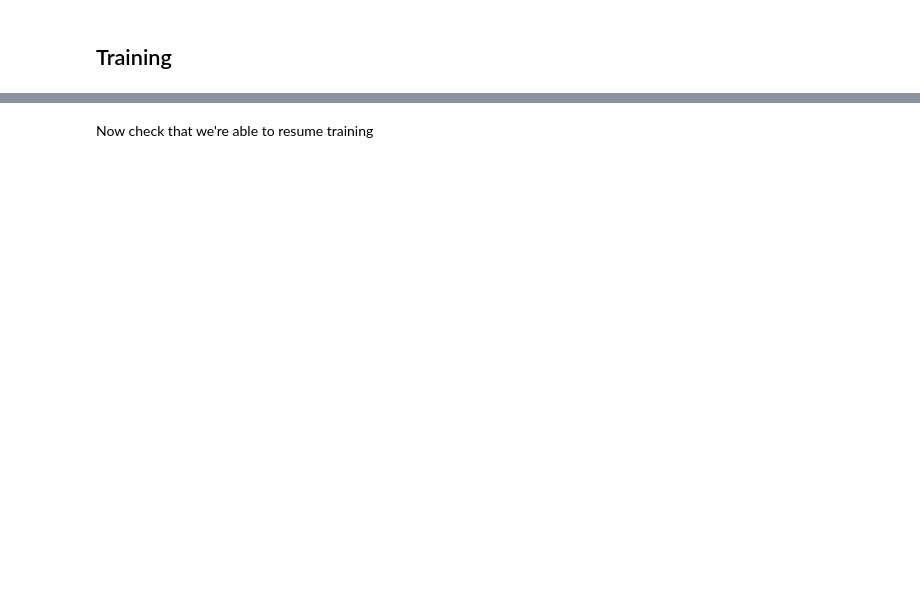
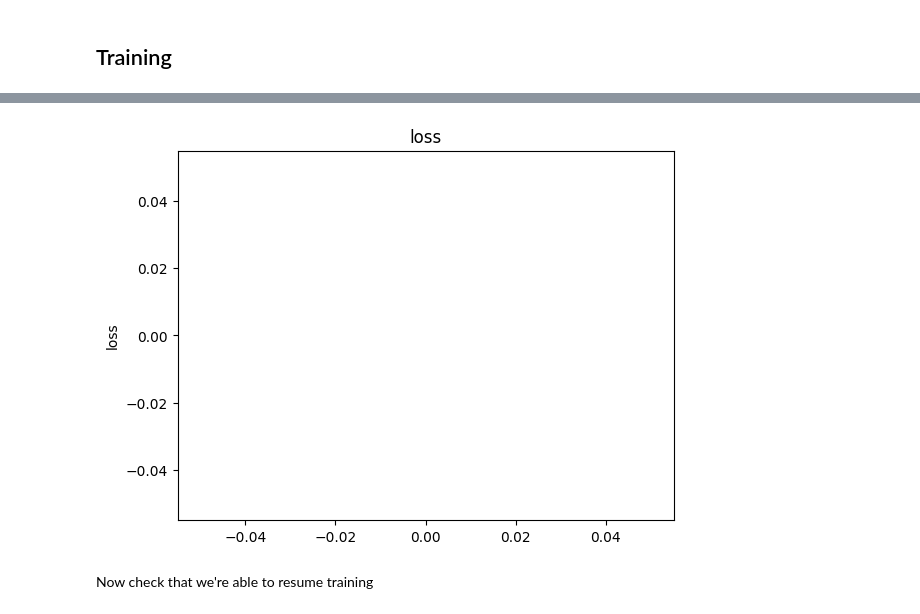
Before and after one commit to tbrugere/tb_ml, a Jupyter notebook: Notebooks/Tests2.ipynb, the cells around one changed output, grey strips where cells are left out. Saved outputs shown, nothing was run; the diff lists cells and outputs as text; code cells hidden in the pictures; blank space fills up the shorter version.

```diff
--- a/Notebooks/Tests2.ipynb
+++ b/Notebooks/Tests2.ipynb
@@ -230,5 +246,7 @@ loaded_model
 # %% [markdown]
 ## Training
+# %%
+skip_training = True
 # %%
 from ml_lib.models import Model
 from ml_lib.pipeline import Trainer, Training_parameters
@@ -241,24 +261,26 @@ next(iter(loader))
 # %%
 import logging; logging.basicConfig(level=logging.INFO, force=True)
 
 curve = CurveHook()
 training_parameters = Training_parameters(n_epochs=4)
 
 with Session(db_engine) as db_session:
     experiment = DBExperiment(name="test_experiment", )
     db_session.add(experiment)
     trainer = Trainer(model, loader, training_parameters=training_parameters, device="cpu",
         step_hooks = [
             TqdmHook(),
             LoggerHook(interval=10),
             curve
         ],
         database=db_session,
         db_experiment=experiment, )
     experiment_id = experiment.id
     trainer_id = trainer.id
-    trainer.train()
+    if not skip_training: trainer.train()
 curve.draw()
+# %% [output]
+[figure, added]
 # %% [markdown]
 Now check that we're able to resume training
 # %%
```
Also changed, not shown: parts of 16 cells of this notebook.
